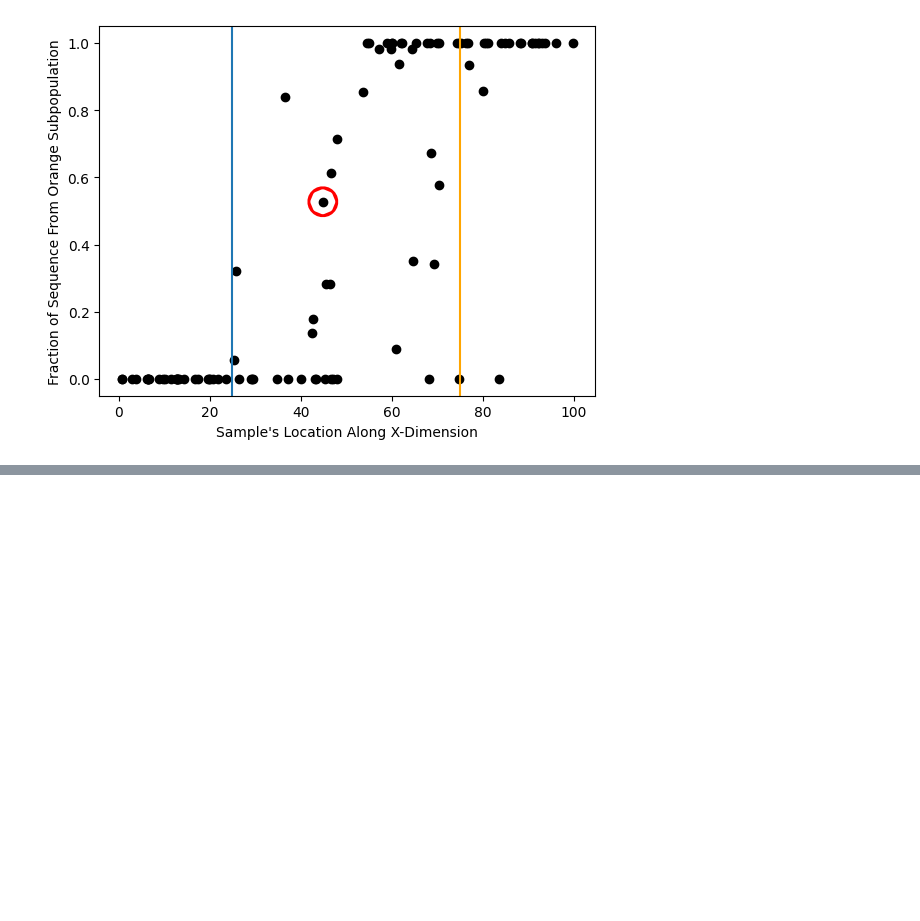
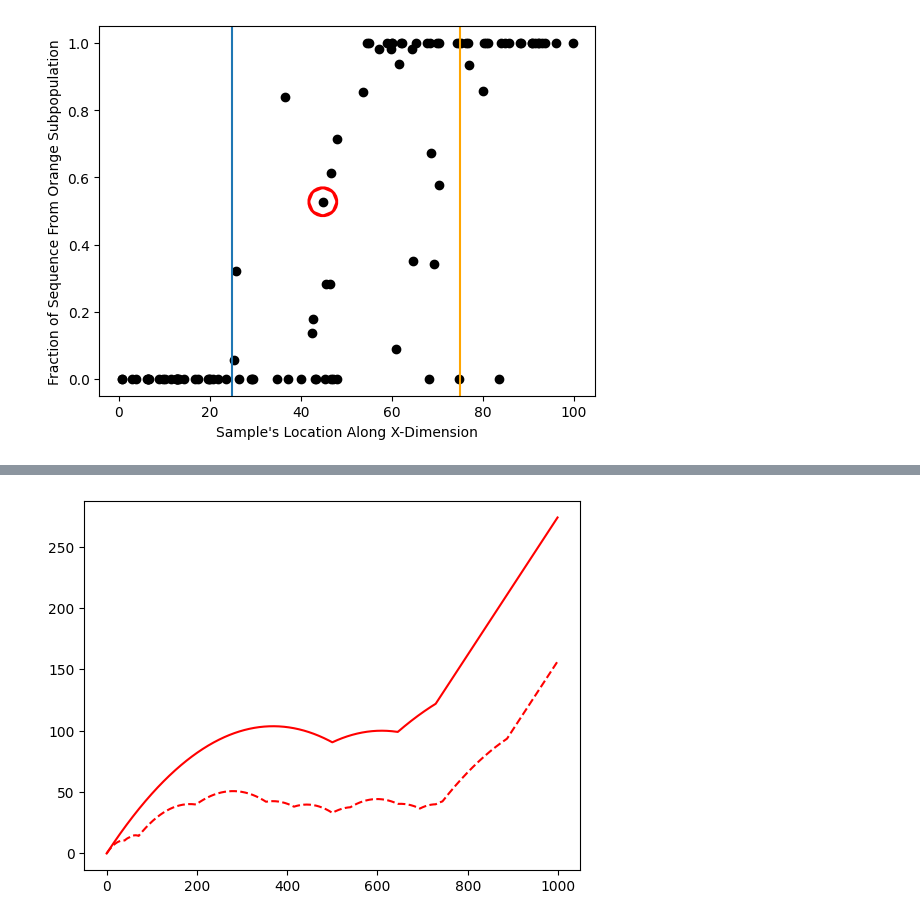
Before and after one commit to osmond-lab/sparg, a Jupyter notebook: figures/final/Fig7_two_pops/code/two_pops.ipynb, the cells around one changed output, grey strips where cells are left out. Cells and saved outputs as stored; diff of their text form; code cells hidden in the pictures; blank space fills up the shorter version.

```diff
--- a/figures/final/Fig7_two_pops/code/two_pops.ipynb
+++ b/figures/final/Fig7_two_pops/code/two_pops.ipynb
@@ -178,0 +158,10 @@ plt.show()
+# %%
+colors = ["red","blue","green","yellow","black","purple","orange","grey"]
+c = 0
+for i,region in locations_df.groupby(["sample", "genome_position"]):
+    if c == 0:
+        plt.plot(region["time"], region["arg_variance_in_estimated_location_0"], linestyle="dashed", color=colors[c])
+        plt.plot(region["time"], region["window_0_variance_in_estimated_location_0"], color=colors[c])
+    c += 1
+# %% [output]
+[figure, added]
```
Also changed, not shown: parts of 17 cells of this notebook, 1 other file.
